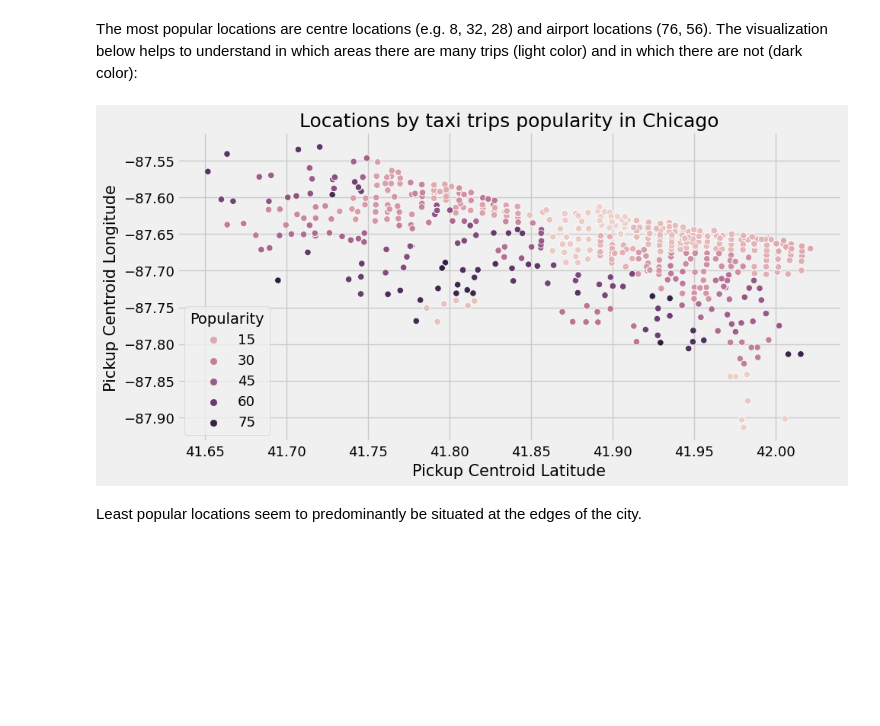
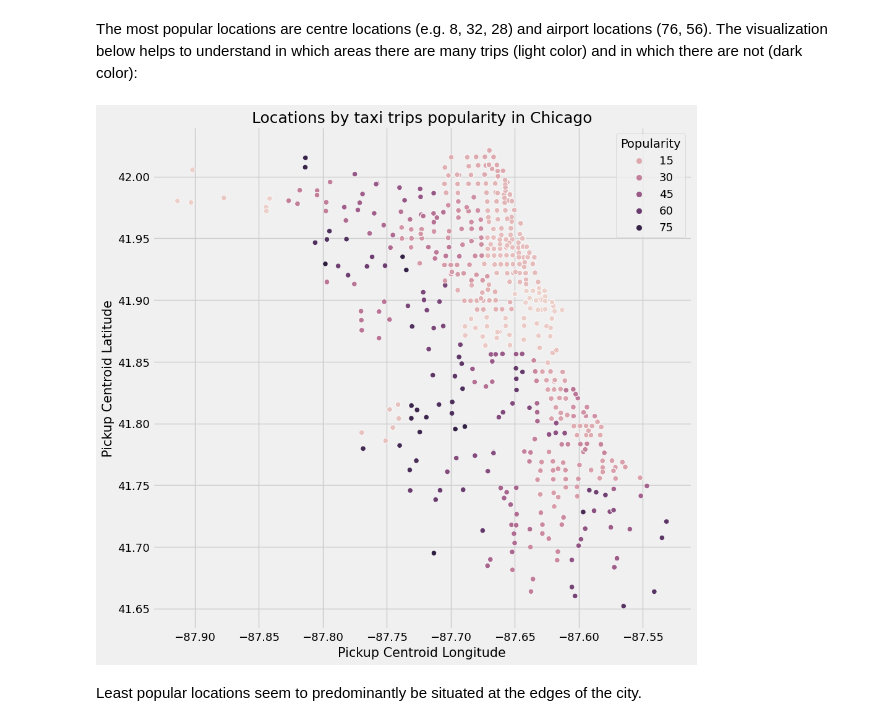
Before and after one commit to tmvfb/taxi-trips-predictions, a Jupyter notebook: notebook.ipynb, the cells around one changed output. Saved outputs shown, nothing was run; the diff lists cells and outputs as text; code cells hidden in the pictures; blank space fills up the shorter version.

```diff
--- a/notebook.ipynb
+++ b/notebook.ipynb
@@ -368,16 +374,16 @@ non_time_features["popularity"] = non_time_features["location"].map(popularity)
 # %% [markdown]
 The most popular locations are centre locations (e.g. 8, 32, 28) and airport locations (76, 56). The visualization below helps to understand in which areas there are many trips (light color) and in which there are not (dark color):
 # %%
-plt.figure(figsize=(10, 5))
+plt.figure(figsize=(10, 10))
 geo_plot = sns.scatterplot(
     data=geo_features_pickup,
-    x="Pickup Centroid Latitude",
-    y="Pickup Centroid Longitude",
+    y="Pickup Centroid Latitude",
+    x="Pickup Centroid Longitude",
     hue="Popularity",
 )
 plt.title("Locations by taxi trips popularity in Chicago");
 # %% [output]
-[figure, old version]
+[figure, new version]
 # %% [markdown]
 Least popular locations seem to predominantly be situated at the edges of the city.
 # %%
```
Also changed, not shown: parts of 89 cells of this notebook, 4 other files.
